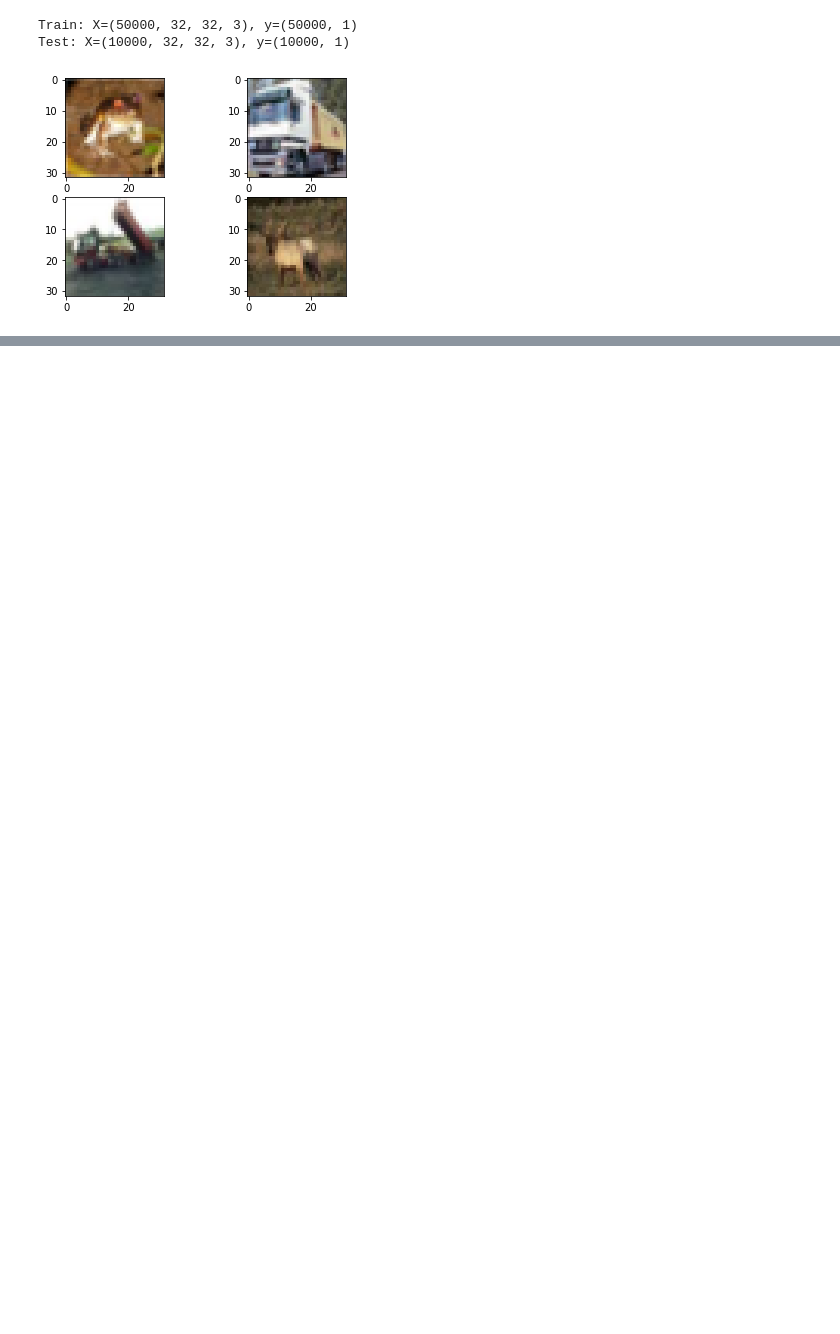
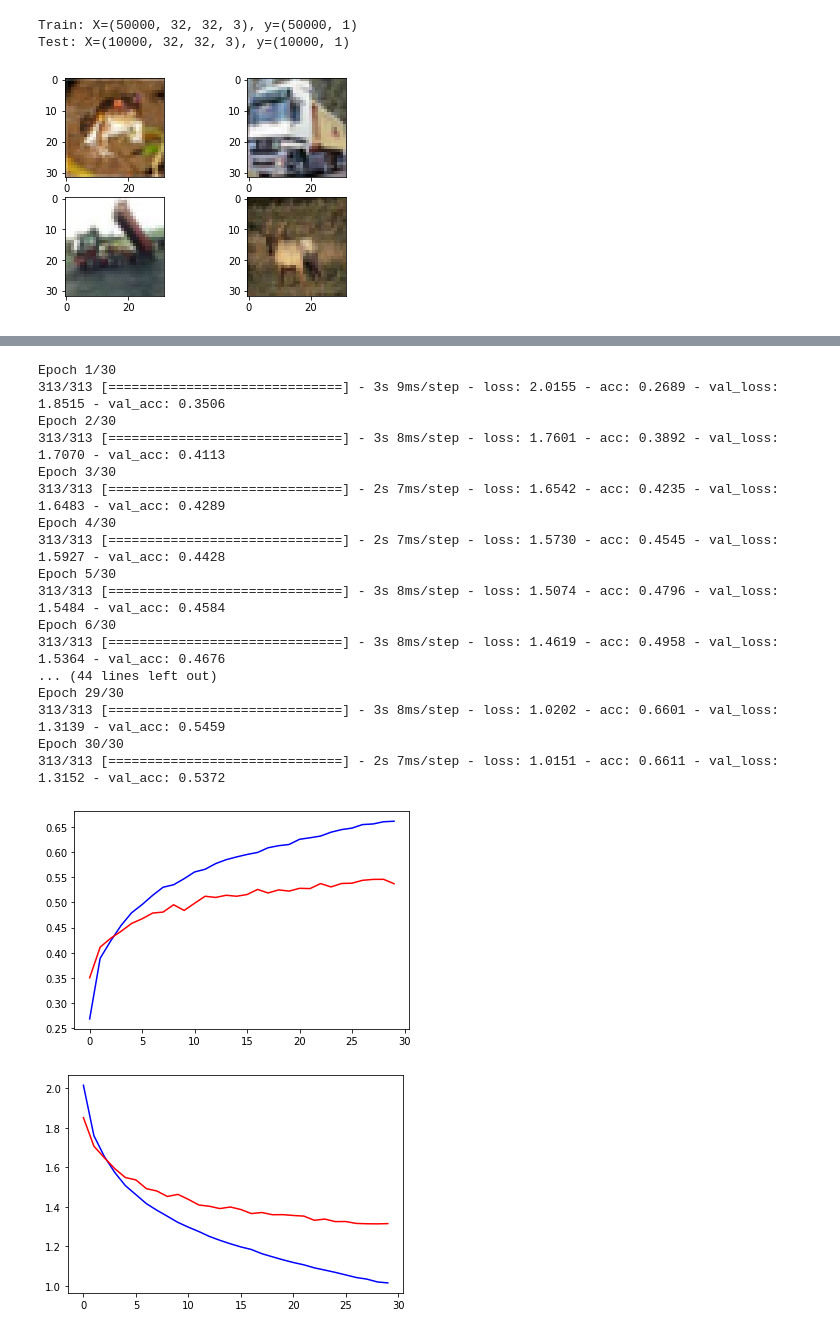
Before and after one commit to zahrasalarian/Artificial-Intelligence-in-Medicine-Projects, a Jupyter notebook: p2/main.ipynb, the cells around one changed output, grey strips where cells are left out. Saved outputs shown, nothing was run; the diff lists cells and outputs as text; code cells hidden in the pictures; blank space fills up the shorter version.

```diff
--- a/p2/main.ipynb
+++ b/p2/main.ipynb
@@ -37,0 +194,23 @@ test_Y = to_categorical(test_y)
+# %%
+history = choose_hyperparams(200, 'elu')
+draw_acc_loss_plt(history)
+# %% [output]
+Epoch 1/30
+313/313 [==============================] - 3s 9ms/step - loss: 2.0155 - acc: 0.2689 - val_loss: 1.8515 - val_acc: 0.3506
+Epoch 2/30
+313/313 [==============================] - 3s 8ms/step - loss: 1.7601 - acc: 0.3892 - val_loss: 1.7070 - val_acc: 0.4113
+Epoch 3/30
+313/313 [==============================] - 2s 7ms/step - loss: 1.6542 - acc: 0.4235 - val_loss: 1.6483 - val_acc: 0.4289
+Epoch 4/30
+313/313 [==============================] - 2s 7ms/step - loss: 1.5730 - acc: 0.4545 - val_loss: 1.5927 - val_acc: 0.4428
+Epoch 5/30
+313/313 [==============================] - 3s 8ms/step - loss: 1.5074 - acc: 0.4796 - val_loss: 1.5484 - val_acc: 0.4584
+Epoch 6/30
+313/313 [==============================] - 3s 8ms/step - loss: 1.4619 - acc: 0.4958 - val_loss: 1.5364 - val_acc: 0.4676
+... (44 lines left out)
+Epoch 29/30
+313/313 [==============================] - 3s 8ms/step - loss: 1.0202 - acc: 0.6601 - val_loss: 1.3139 - val_acc: 0.5459
+Epoch 30/30
+313/313 [==============================] - 2s 7ms/step - loss: 1.0151 - acc: 0.6611 - val_loss: 1.3152 - val_acc: 0.5372
+[figure, added]
+[figure, added]
```
Also changed, not shown: parts of 37 cells of this notebook.
